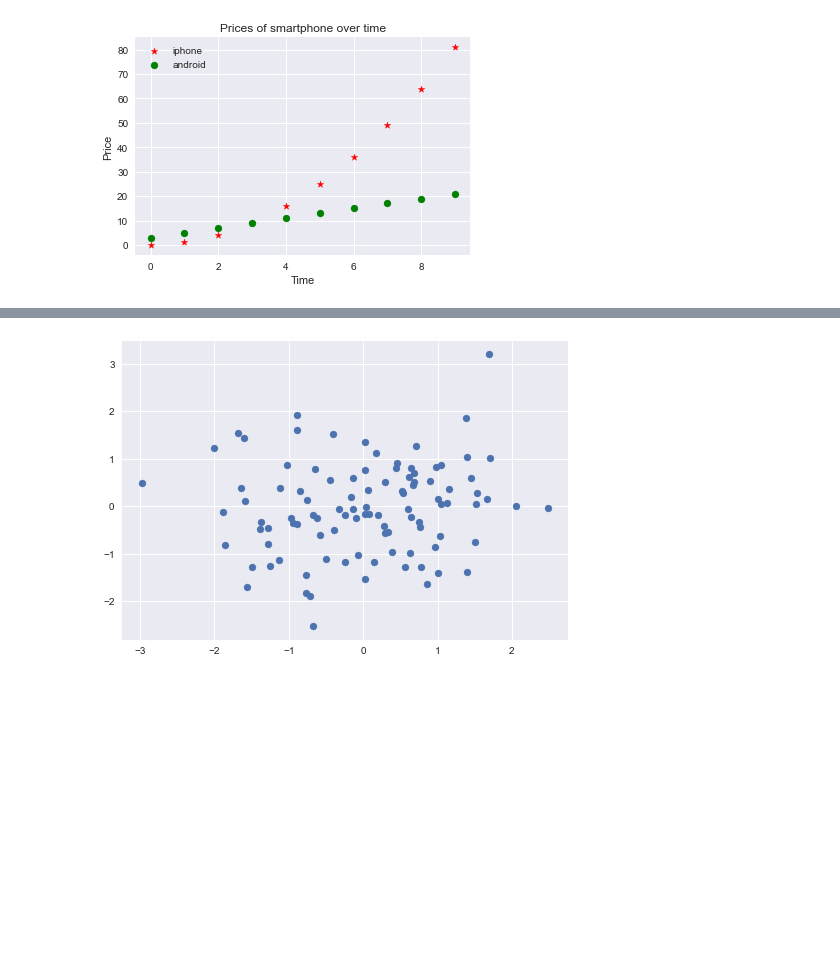
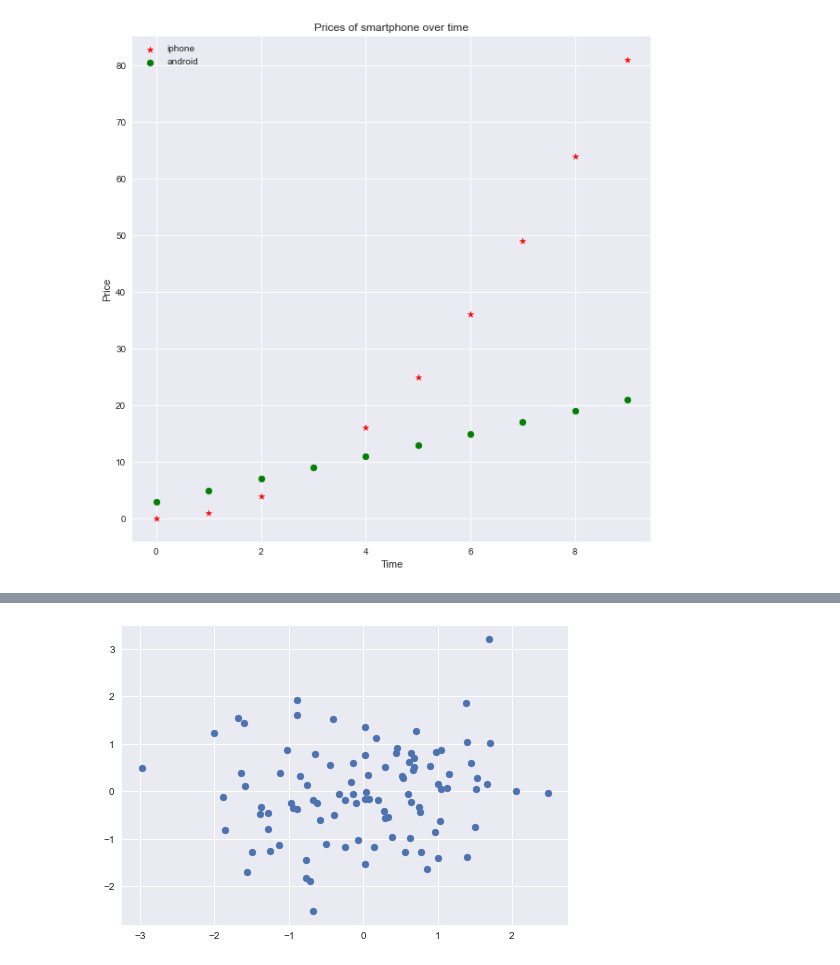
Before and after one commit to kumarshobhit/Python-master-course, a Jupyter notebook: DataScience/Matplotlib.ipynb, the cells around one changed output, grey strips where cells are left out. Saved outputs shown, nothing was run; the diff lists cells and outputs as text; code cells hidden in the pictures; blank space fills up the shorter version.

```diff
--- a/DataScience/Matplotlib.ipynb
+++ b/DataScience/Matplotlib.ipynb
@@ -34,7 +45,7 @@ plt.plot(prices)
 [<matplotlib.lines.Line2D at 0x...>]
 [figure]
 # %%
-plt.figure(figsize=(6,4))
+plt.figure(figsize=(10,10)) # to give change the size
 plt.scatter(x,y1,color="red",label="iphone",marker="*")
 plt.scatter(x,y2,color="green",label="android")
 plt.xlabel("Time")
@@ -46,2 +65,2 @@ plt.show()
-[figure, old version]
+[figure, new version]
 # %%
```
Also changed, not shown: parts of 15 cells of this notebook, 5 other files.
